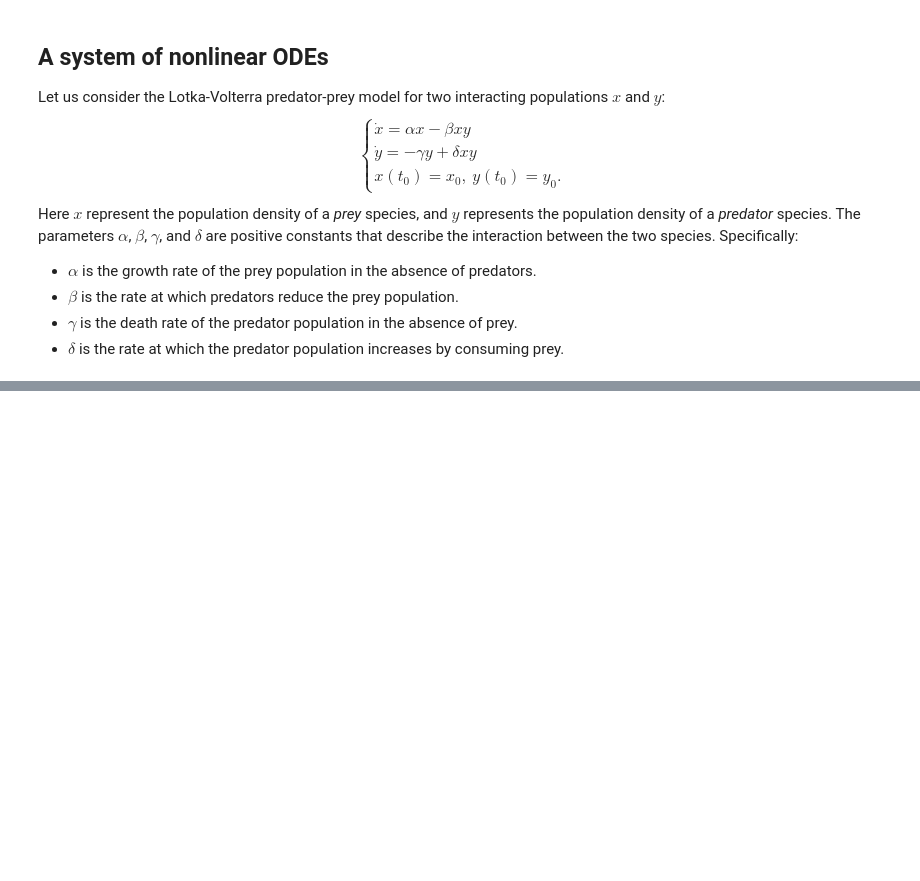
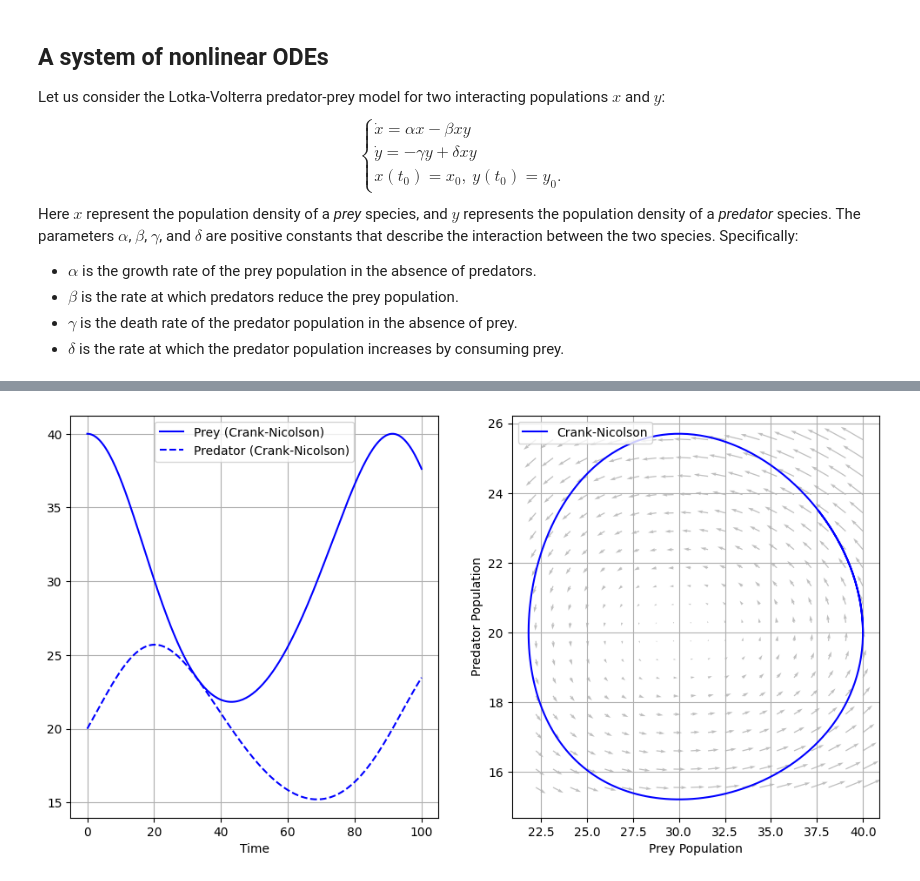
Before and after one commit to arielsboiardi/numerical_analysis_2024-2025, a Jupyter notebook: material/AB-Lab_ODEs.ipynb, the cells around one changed output, grey strips where cells are left out. Drawn from its saved outputs; the diff is of its cells as text; code cells hidden in the pictures; blank space fills up the shorter version.

```diff
--- a/material/AB-Lab_ODEs.ipynb
+++ b/material/AB-Lab_ODEs.ipynb
@@ -345,0 +371,40 @@ plt.show()
+# %%
+
+# Initial conditions
+y0 = np.array([40, 20])
+t0 = 0
+tf = 100
+dt = 0.5
+
+# Parameters
+alpha = 0.08
+beta = 0.004
+gamma = 0.06
+delta = 0.002
+
+# Solve the ODE using the Crank-Nicolson method
+y_cn, t_cn = cn_system(F_Lotka_Volterra, y0, t0, tf, dt)
+
+# Plot the solution
+fig, axs = plt.subplots(1, 2, figsize=(12, 6))
+
+# Plot components
+axs[0].plot(t_cn, y_cn[:,0], label='Prey (Crank-Nicolson)', color='blue')
+axs[0].plot(t_cn, y_cn[:,1], label='Predator (Crank-Nicolson)',color='blue',linestyle='--')
+axs[0].set_xlabel('Time')
+axs[0].legend()
+axs[0].grid()
+
+# Plot phase space
+X, Y = np.meshgrid(np.linspace(min(y_be[:,0]), max(y_be[:,0]), 20), np.linspace(min(y_be[:,1]), max(y_be[:,1]), 20))
+U = alpha * X - beta * X * Y
+V = delta * X * Y - gamma * Y
+axs[1].quiver(X, Y, U, V, color='gray', alpha=0.5)
+axs[1].plot(y_cn[:,0], y_cn[:,1], label='Crank-Nicolson', color='blue')
+axs[1].set_xlabel('Prey Population')
+axs[1].set_ylabel('Predator Population')
+axs[1].legend(loc='upper left')
+axs[1].grid()
+plt.show()
+# %% [output]
+[figure, added]
```
Also changed, not shown: parts of 3 cells of this notebook.
